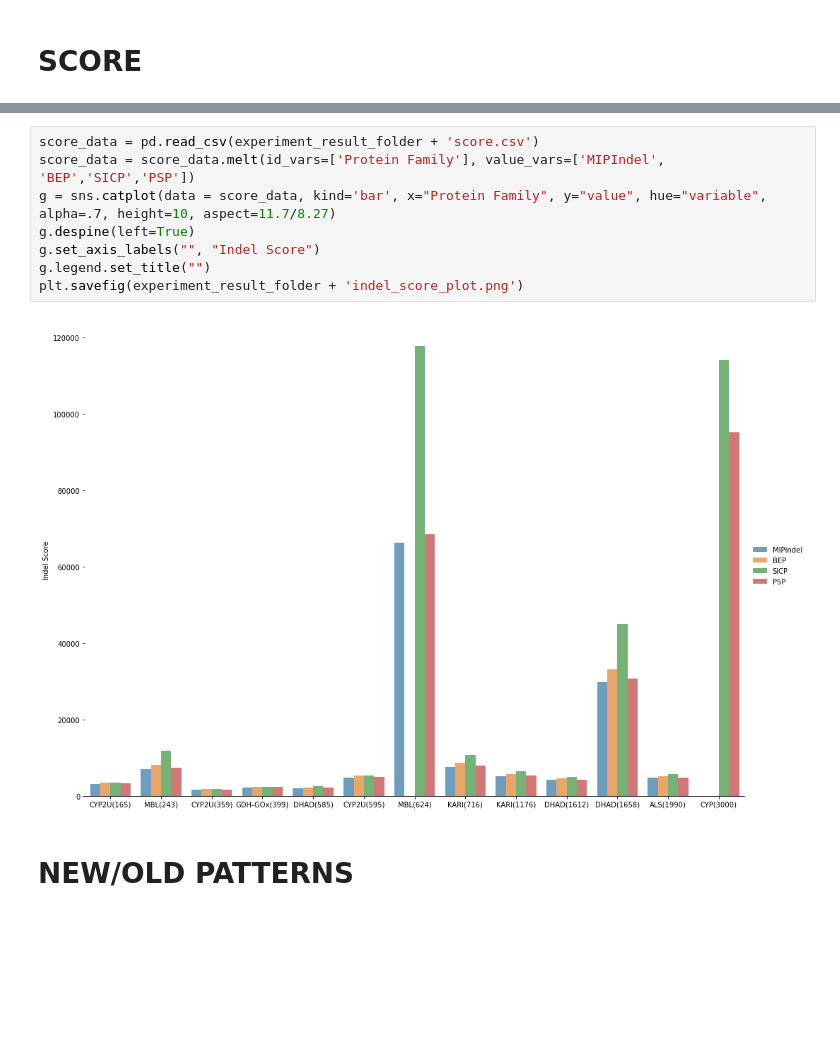
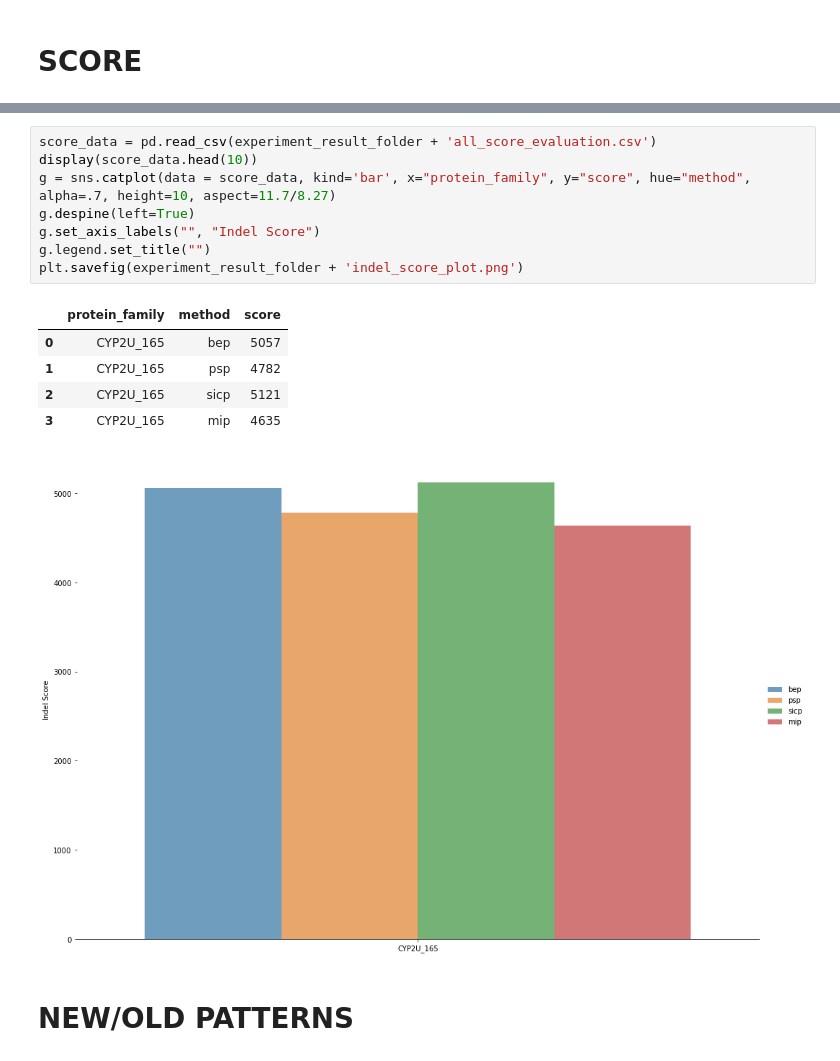
Before and after one commit to santule/indelmip, a Jupyter notebook: notebooks/evaluation_plots.ipynb, the cells around one changed output, grey strips where cells are left out. Drawn from its saved outputs; the diff is of its cells as text; blank space fills up the shorter version.

```diff
--- a/notebooks/evaluation_plots.ipynb
+++ b/notebooks/evaluation_plots.ipynb
@@ -8,12 +20,17 @@ experiment_result_folder = '/Users/sanjanatule/Documents/uq/Projects/Indels/inde
 # %%
-score_data = pd.read_csv(experiment_result_folder + 'score.csv')
-score_data = score_data.melt(id_vars=['Protein Family'], value_vars=['MIPIndel', 'BEP','SICP','PSP'])
-g = sns.catplot(data = score_data, kind='bar', x="Protein Family", y="value", hue="variable", alpha=.7, height=10, aspect=11.7/8.27)
+score_data = pd.read_csv(experiment_result_folder + 'all_score_evaluation.csv')
+display(score_data.head(10))
+g = sns.catplot(data = score_data, kind='bar', x="protein_family", y="score", hue="method", alpha=.7, height=10, aspect=11.7/8.27)
 g.despine(left=True)
 g.set_axis_labels("", "Indel Score")
 g.legend.set_title("")
 plt.savefig(experiment_result_folder + 'indel_score_plot.png')
 # %% [output]
+|  | protein_family | method | score |
+| 0 | CYP2U_165 | bep | 5057 |
+| 1 | CYP2U_165 | psp | 4782 |
+| 2 | CYP2U_165 | sicp | 5121 |
+| 3 | CYP2U_165 | mip | 4635 |
-[figure, old version]
+[figure, new version]
 # %% [markdown]
 # NEW/OLD PATTERNS
```
Also changed, not shown: parts of 8 cells of this notebook, 1 other file.
